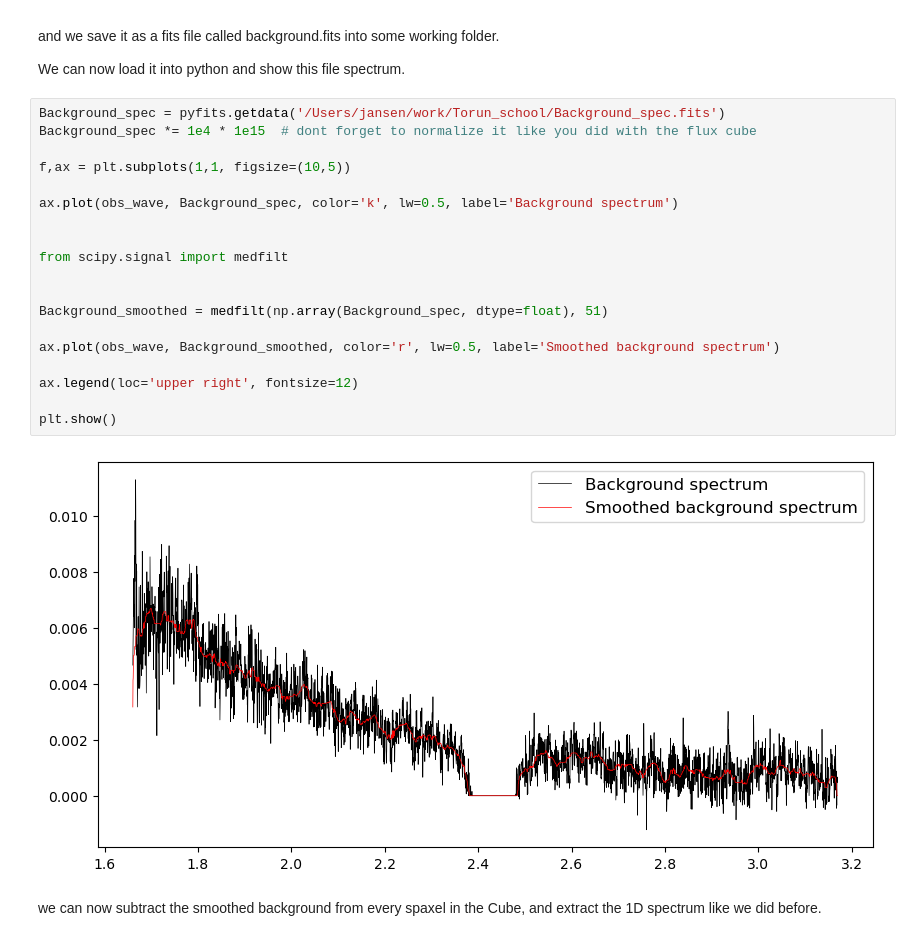
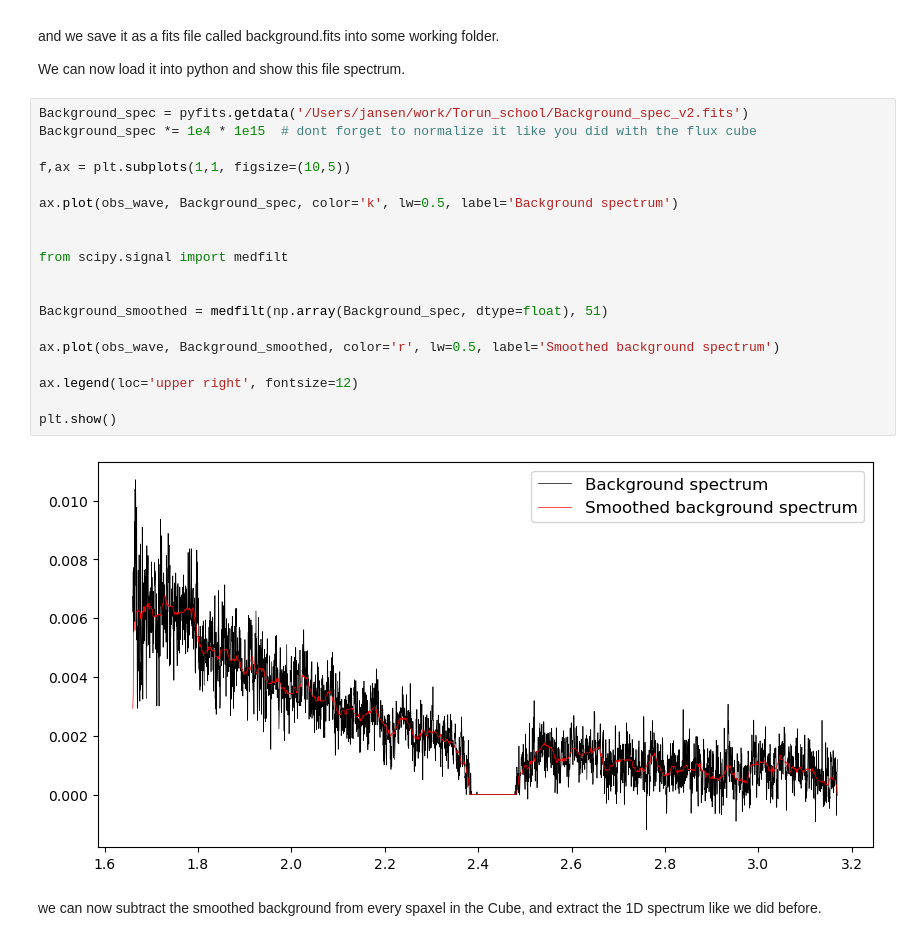
Before and after one commit to honzascholtz/Qubespec, a Jupyter notebook: Tutorial/Torun_school/4_Background.ipynb, the cells around one changed output. Saved outputs shown, nothing was run; the diff lists cells and outputs as text.

```diff
--- a/Tutorial/Torun_school/4_Background.ipynb
+++ b/Tutorial/Torun_school/4_Background.ipynb
@@ -97,26 +97,26 @@ and we save it as a fits file called background.fits into some working folder.
 
 We can now load it into python and show this file spectrum.
 # %%
-Background_spec = pyfits.getdata('/Users/jansen/work/Torun_school/Background_spec.fits')
+Background_spec = pyfits.getdata('/Users/jansen/work/Torun_school/Background_spec_v2.fits')
 Background_spec *= 1e4 * 1e15  # dont forget to normalize it like you did with the flux cube
 
 f,ax = plt.subplots(1,1, figsize=(10,5))
 
 ax.plot(obs_wave, Background_spec, color='k', lw=0.5, label='Background spectrum')
 
 
 from scipy.signal import medfilt
 
 
 Background_smoothed = medfilt(np.array(Background_spec, dtype=float), 51)
 
 ax.plot(obs_wave, Background_smoothed, color='r', lw=0.5, label='Smoothed background spectrum')
 
 ax.legend(loc='upper right', fontsize=12)
 
 plt.show()
 # %% [output]
-[figure, old version]
+[figure, new version]
 # %% [markdown]
 we can now subtract the smoothed background from every spaxel in the Cube, and extract the 1D spectrum like we did before.
 # %%
```
Also changed, not shown: parts of 1 cell of this notebook, 3 other files.
